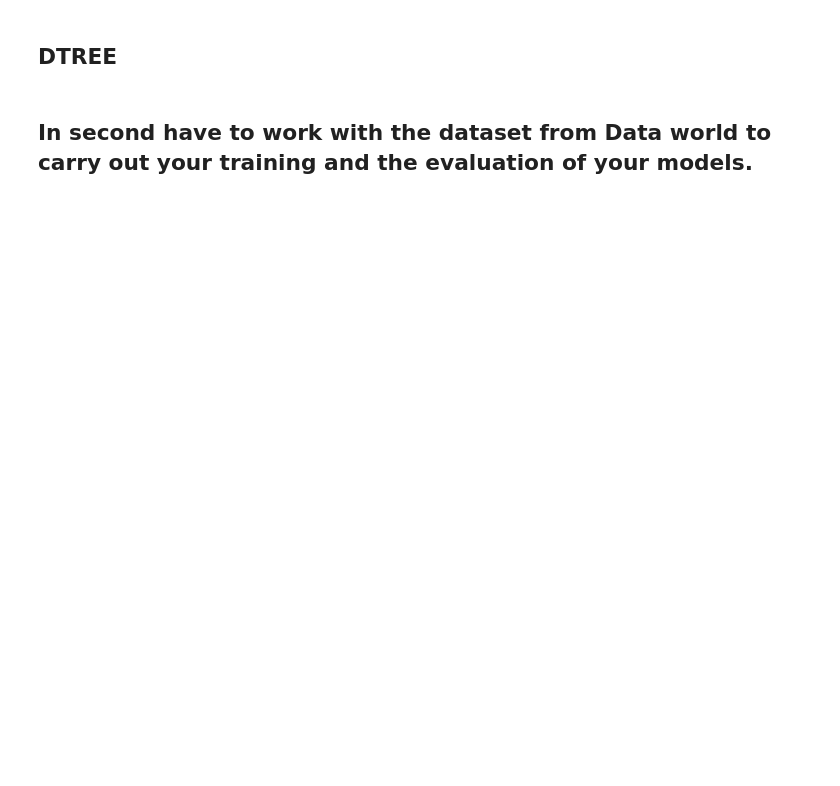
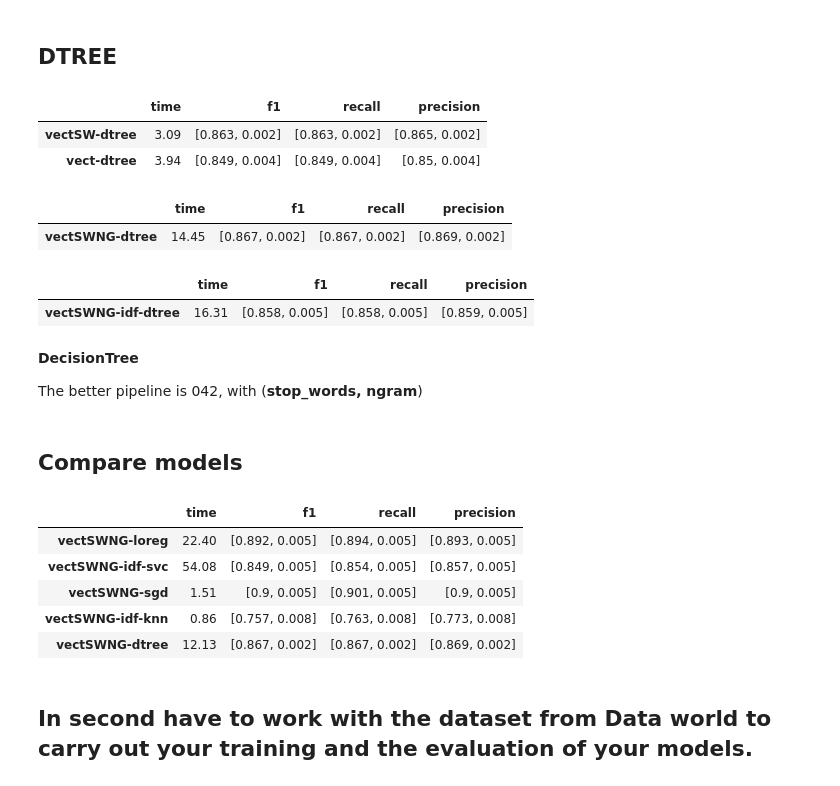
Before and after one commit to Ludo-R/brief-09-12-wheelOfEmotions, a Jupyter notebook: emotionsNotebook.ipynb, the cells around one changed output. Saved outputs shown, nothing was run; the diff lists cells and outputs as text; code cells hidden in the pictures; blank space fills up the shorter version.

```diff
--- a/emotionsNotebook.ipynb
+++ b/emotionsNotebook.ipynb
@@ -310,0 +276,8 @@ print_table(res)
+# %%
+pipe013 = Pipeline([
+    ('vectSWNG', CountVectorizer(stop_words=stopwords)),
+    ('idf', TfidfTransformer()),
+    ('svc', SVC(max_iter=5000, tol=1e-4)),
+])
+res = run_pipes([pipe013])
+print_table(res)
@@ -363,0 +308,7 @@ print_table(res)
+# %%
+pipe022 = Pipeline([
+    ('vectSWNG', CountVectorizer(ngram_range=(1,2), stop_words=stopwords)),
+    ('sgd', SGDClassifier(max_iter=5000, tol=1e-4)),
+])
+res = run_pipes([pipe022])
+print_table(res)
@@ -417,0 +360,8 @@ print_table(res)
+# %%
+pipe033 = Pipeline([
+    ('vectSWNG', CountVectorizer(ngram_range=(1,2), stop_words=stopwords)),
+    ('idf', TfidfTransformer()),
+    ('knn', KNeighborsClassifier(n_neighbors=10)),
+])
+res = run_pipes([pipe033])
+print_table(res)
@@ -471,3 +377,59 @@ print_table(res)
+# %%
+pipe04 = Pipeline([
+    ('vectSW', CountVectorizer(stop_words=stopwords)),
+    ('dtree', DecisionTreeClassifier(random_state=0)),
+])
+pipe041 = Pipeline([
+    ('vect', CountVectorizer()),
+    ('dtree', DecisionTreeClassifier(random_state=0)),
+])
+res = run_pipes([pipe04, pipe041])
+print_table(res)
+# %% [output]
+|  | time | f1 | recall | precision |
+| vectSW-dtree | 3.09 | [0.863, 0.002] | [0.863, 0.002] | [0.865, 0.002] |
+| vect-dtree | 3.94 | [0.849, 0.004] | [0.849, 0.004] | [0.85, 0.004] |
+# %%
+pipe042 = Pipeline([
+    ('vectSWNG', CountVectorizer(ngram_range=(1,2), stop_words=stopwords)),
+    ('dtree', DecisionTreeClassifier(random_state=0)),
+])
+
+res = run_pipes([pipe042])
+print_table(res)
+# %% [output]
+|  | time | f1 | recall | precision |
+| vectSWNG-dtree | 14.45 | [0.867, 0.002] | [0.867, 0.002] | [0.869, 0.002] |
+# %%
+pipe043 = Pipeline([
+    ('vectSWNG', CountVectorizer(ngram_range=(1,2), stop_words=stopwords)),
+    ('idf', TfidfTransformer()),
+    ('dtree', DecisionTreeClassifier(random_state=0)),
+])
+
+res = run_pipes([pipe043])
+print_table(res)
+# %% [output]
+|  | time | f1 | recall | precision |
+| vectSWNG-idf-dtree | 16.31 | [0.858, 0.005] | [0.858, 0.005] | [0.859, 0.005] |
+# %% [markdown]
+__DecisionTree__
+
+The better pipeline is 042, with (__stop_words, ngram__)
+# %% [markdown]
+## Compare models
+# %%
+#run all best pipe from each model
+
+res = run_pipes([pipe002, pipe013, pipe022, pipe033, pipe042])
+print_table(res)
+# %% [output]
+|  | time | f1 | recall | precision |
+| vectSWNG-loreg | 22.40 | [0.892, 0.005] | [0.894, 0.005] | [0.893, 0.005] |
+| vectSWNG-idf-svc | 54.08 | [0.849, 0.005] | [0.854, 0.005] | [0.857, 0.005] |
+| vectSWNG-sgd | 1.51 | [0.9, 0.005] | [0.901, 0.005] | [0.9, 0.005] |
+| vectSWNG-idf-knn | 0.86 | [0.757, 0.008] | [0.763, 0.008] | [0.773, 0.008] |
+| vectSWNG-dtree | 12.13 | [0.867, 0.002] | [0.867, 0.002] | [0.869, 0.002] |
 # %% [markdown]
 ## In second have to work with the dataset from Data world to carry out your training and the evaluation of your models.
 # %%
```
Also changed, not shown: parts of 35 cells of this notebook.
